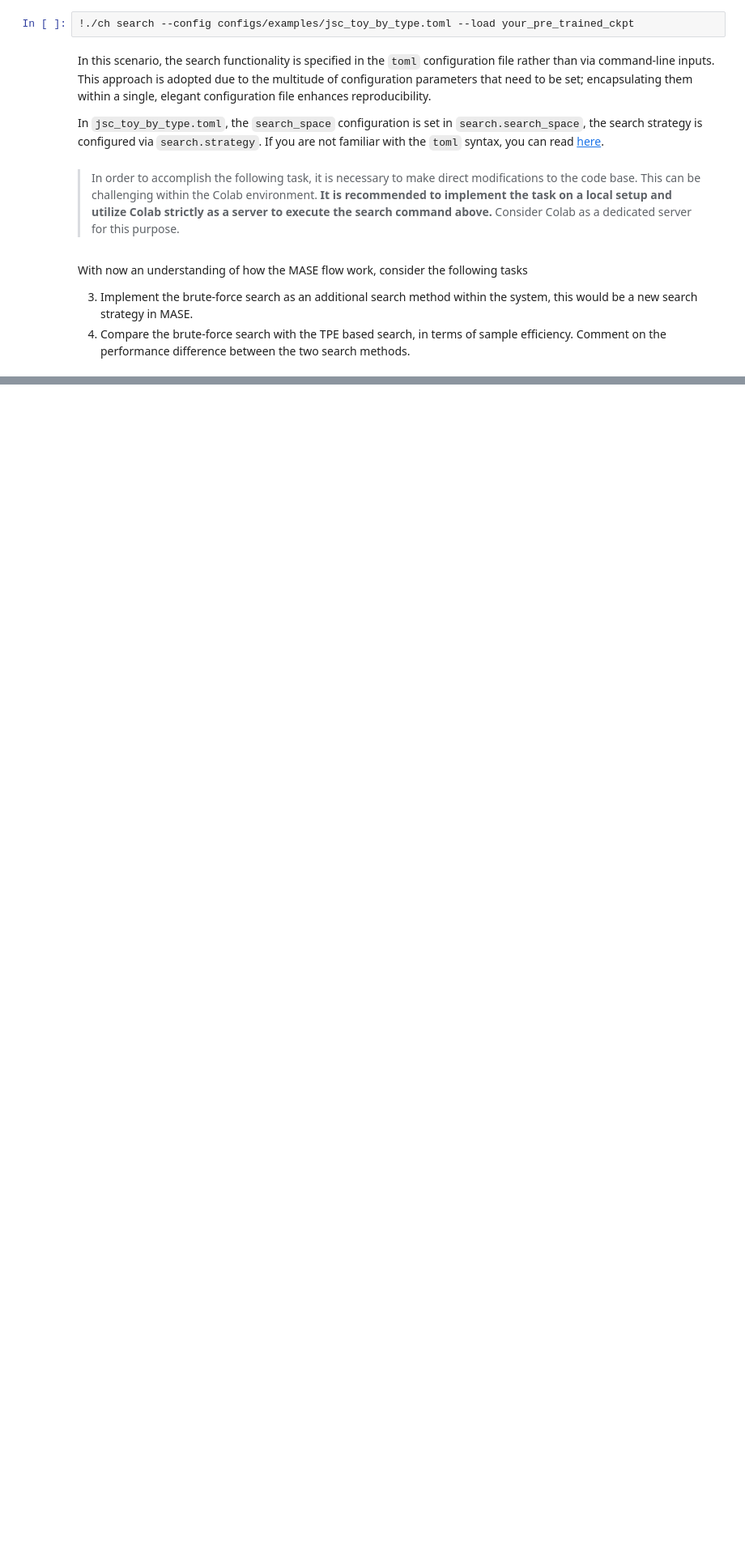
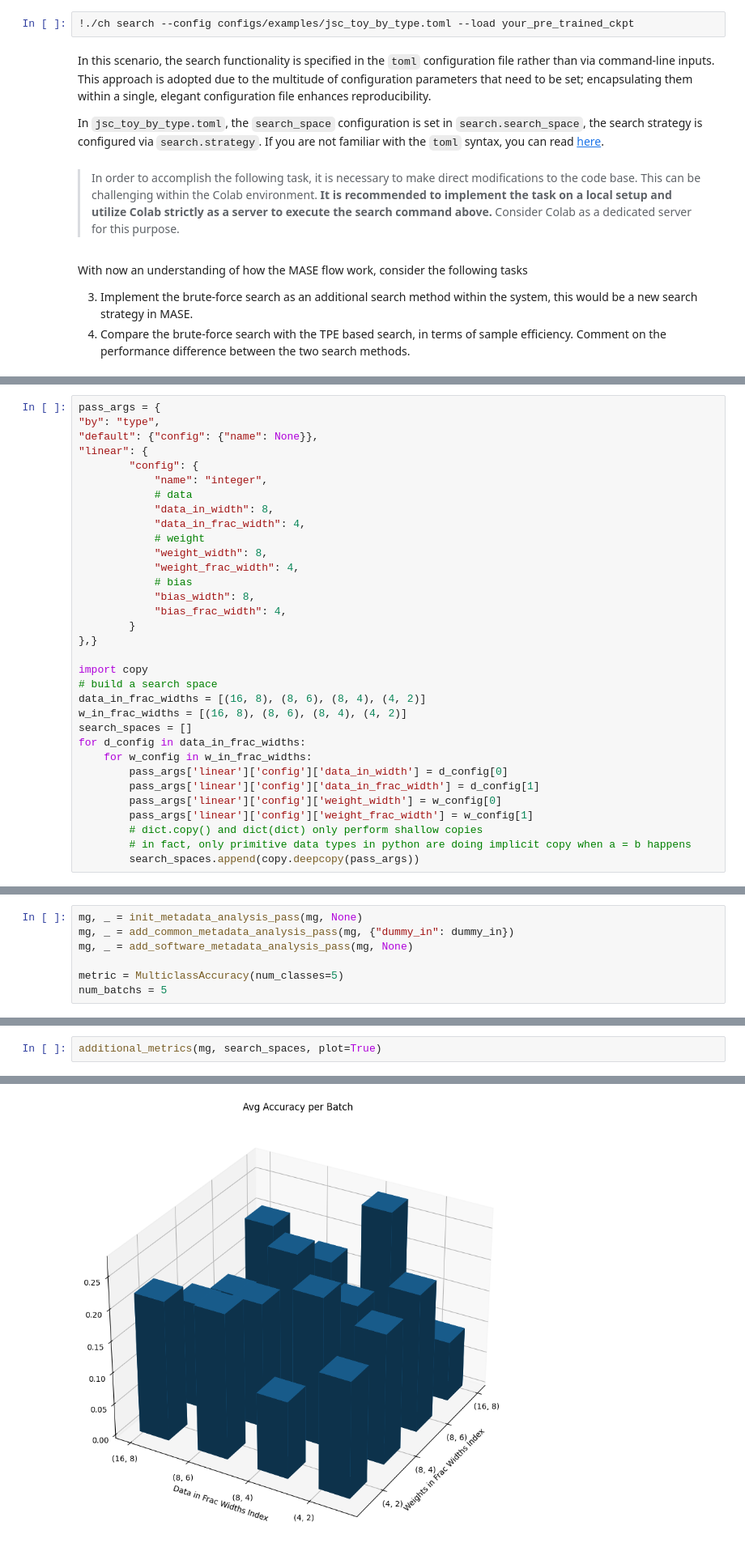
Before and after one commit to JaredJoss/mase, a Jupyter notebook: docs/labs/lab3.ipynb, the cells around one changed output, grey strips where cells are left out. Shown at 81% size. Cells and saved outputs as stored; diff of their text form; blank space fills up the shorter version.

```diff
--- a/docs/labs/lab3.ipynb
+++ b/docs/labs/lab3.ipynb
@@ -227,0 +289,33 @@ With now an understanding of how the MASE flow work, consider the following task
+# %%
+pass_args = {
+"by": "type",
+"default": {"config": {"name": None}},
+"linear": {
+        "config": {
+            "name": "integer",
+            # data
+            "data_in_width": 8,
+            "data_in_frac_width": 4,
+            # weight
+            "weight_width": 8,
+            "weight_frac_width": 4,
+            # bias
+            "bias_width": 8,
+            "bias_frac_width": 4,
+        }
+},}
+
+import copy
+# build a search space
+data_in_frac_widths = [(16, 8), (8, 6), (8, 4), (4, 2)]
+w_in_frac_widths = [(16, 8), (8, 6), (8, 4), (4, 2)]
+search_spaces = []
+for d_config in data_in_frac_widths:
+    for w_config in w_in_frac_widths:
+        pass_args['linear']['config']['data_in_width'] = d_config[0]
+        pass_args['linear']['config']['data_in_frac_width'] = d_config[1]
+        pass_args['linear']['config']['weight_width'] = w_config[0]
+        pass_args['linear']['config']['weight_frac_width'] = w_config[1]
+        # dict.copy() and dict(dict) only perform shallow copies
+        # in fact, only primitive data types in python are doing implicit copy when a = b happens
+        search_spaces.append(copy.deepcopy(pass_args))
@@ -227,0 +342,7 @@ With now an understanding of how the MASE flow work, consider the following task
+# %%
+mg, _ = init_metadata_analysis_pass(mg, None)
+mg, _ = add_common_metadata_analysis_pass(mg, {"dummy_in": dummy_in})
+mg, _ = add_software_metadata_analysis_pass(mg, None)
+
+metric = MulticlassAccuracy(num_classes=5)
+num_batchs = 5
@@ -227,0 +559,3 @@ With now an understanding of how the MASE flow work, consider the following task
+# %%
+additional_metrics(mg, search_spaces, plot=True)
+# %% [output]
@@ -227,0 +568 @@ With now an understanding of how the MASE flow work, consider the following task
+[figure, added]
```
Also changed, not shown: parts of 10 cells of this notebook, 1 other file.
